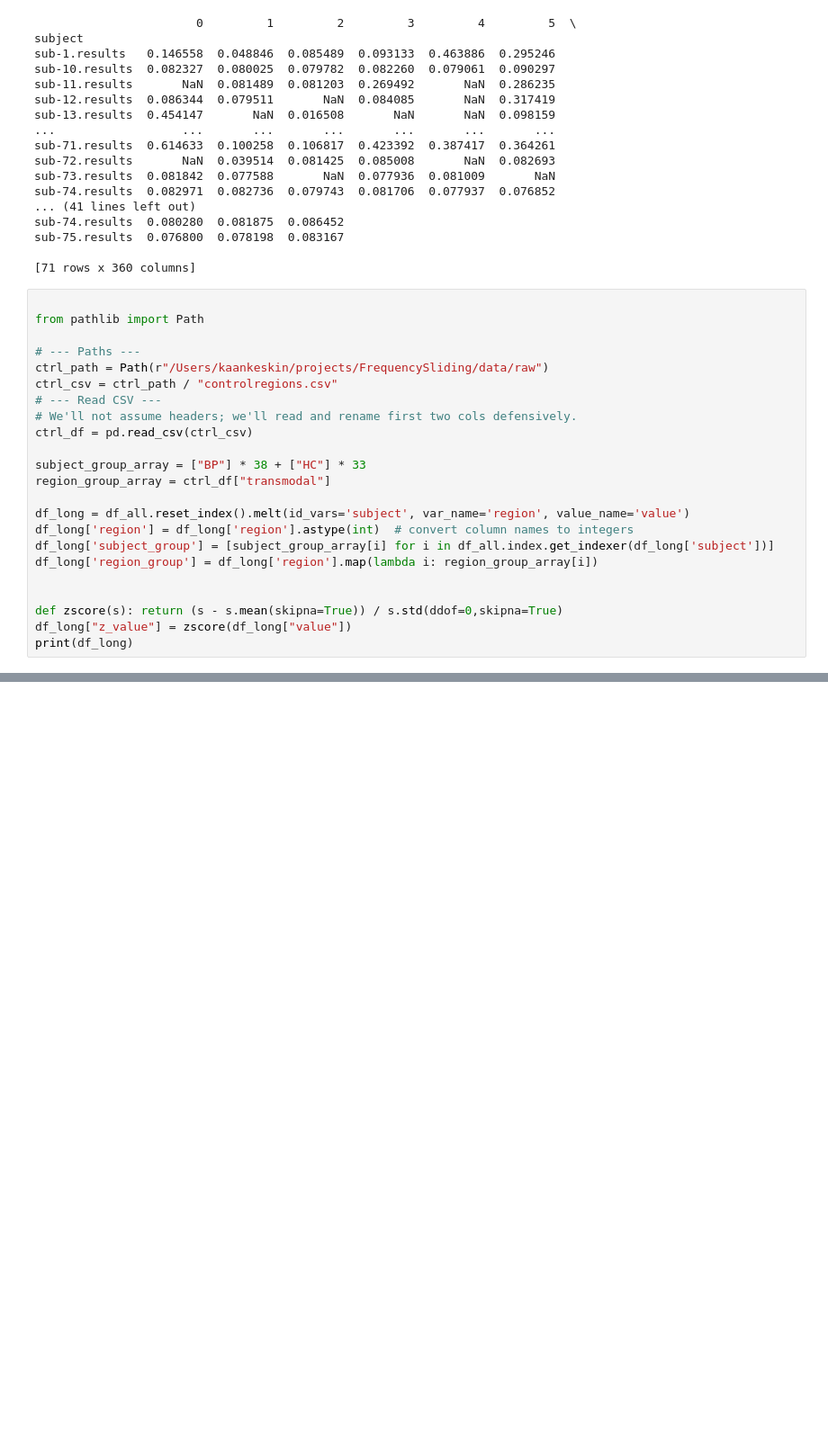
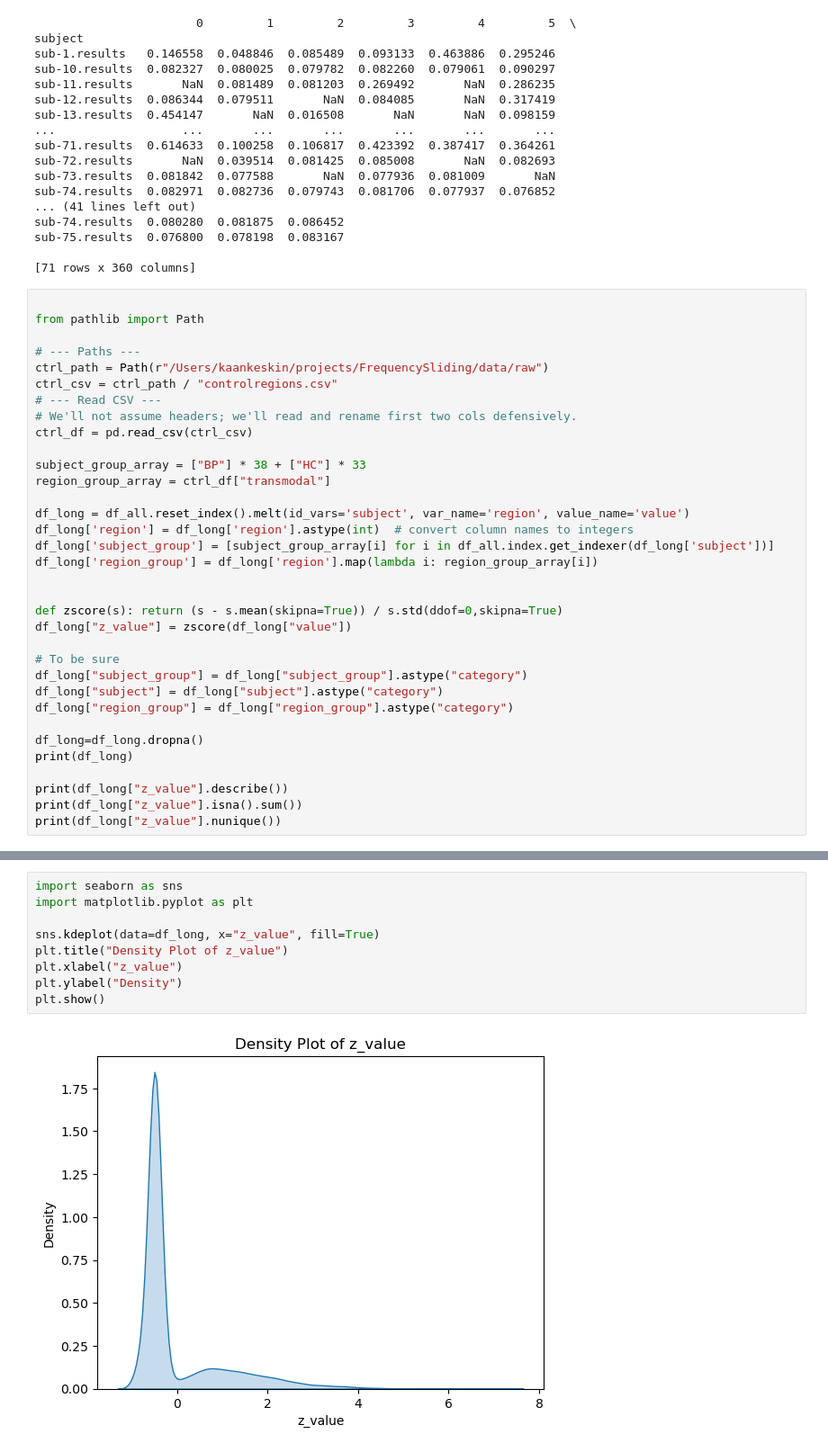
Before and after one commit to kaanka5312/FrequencySliding, a Jupyter notebook: Python/acw.ipynb, the cells around one changed output, grey strips where cells are left out. Shown at 90% size. Saved outputs shown, nothing was run; the diff lists cells and outputs as text; blank space fills up the shorter version.

```diff
--- a/Python/acw.ipynb
+++ b/Python/acw.ipynb
@@ -42,5 +42,16 @@ df_long['region_group'] = df_long['region'].map(lambda i: region_group_array[i])
 
 def zscore(s): return (s - s.mean(skipna=True)) / s.std(ddof=0,skipna=True)
 df_long["z_value"] = zscore(df_long["value"])
+
+# To be sure
+df_long["subject_group"] = df_long["subject_group"].astype("category")
+df_long["subject"] = df_long["subject"].astype("category")
+df_long["region_group"] = df_long["region_group"].astype("category")
+
+df_long=df_long.dropna()
 print(df_long)
+
+print(df_long["z_value"].describe())
+print(df_long["z_value"].isna().sum())
+print(df_long["z_value"].nunique())
 # %% [output]
@@ -61,3 +75,14 @@ print(df_long)
+# %%
+import seaborn as sns
+import matplotlib.pyplot as plt
+
+sns.kdeplot(data=df_long, x="z_value", fill=True)
+plt.title("Density Plot of z_value")
+plt.xlabel("z_value")
+plt.ylabel("Density")
+plt.show()
+# %% [output]
+[figure, added]
 # %%
 #import os
 #os.environ["PYTENSOR_FLAGS"] = "mode=FAST_RUN,linker=py,cxx="
```
Also changed, not shown: parts of 2 cells of this notebook, 1 other file.
